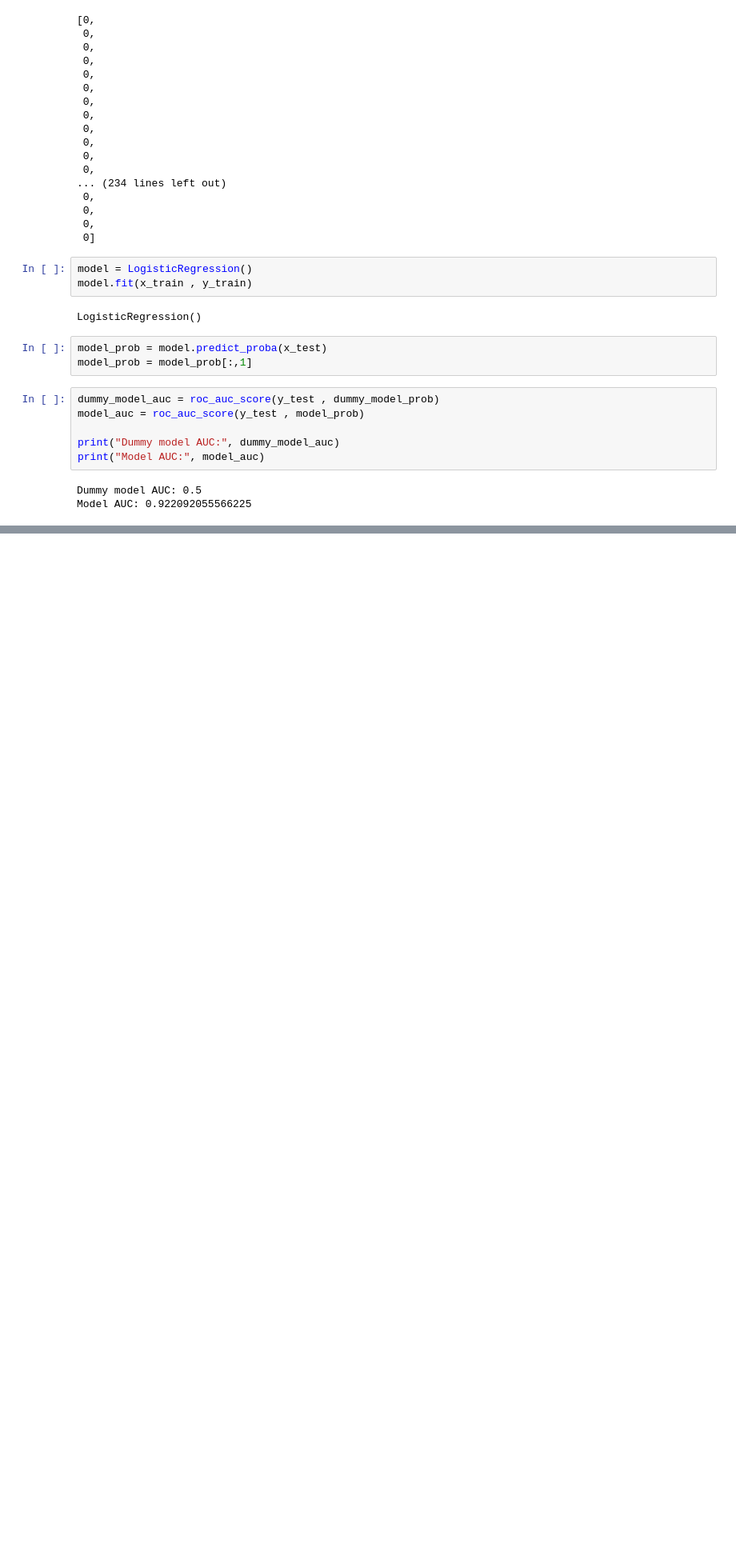
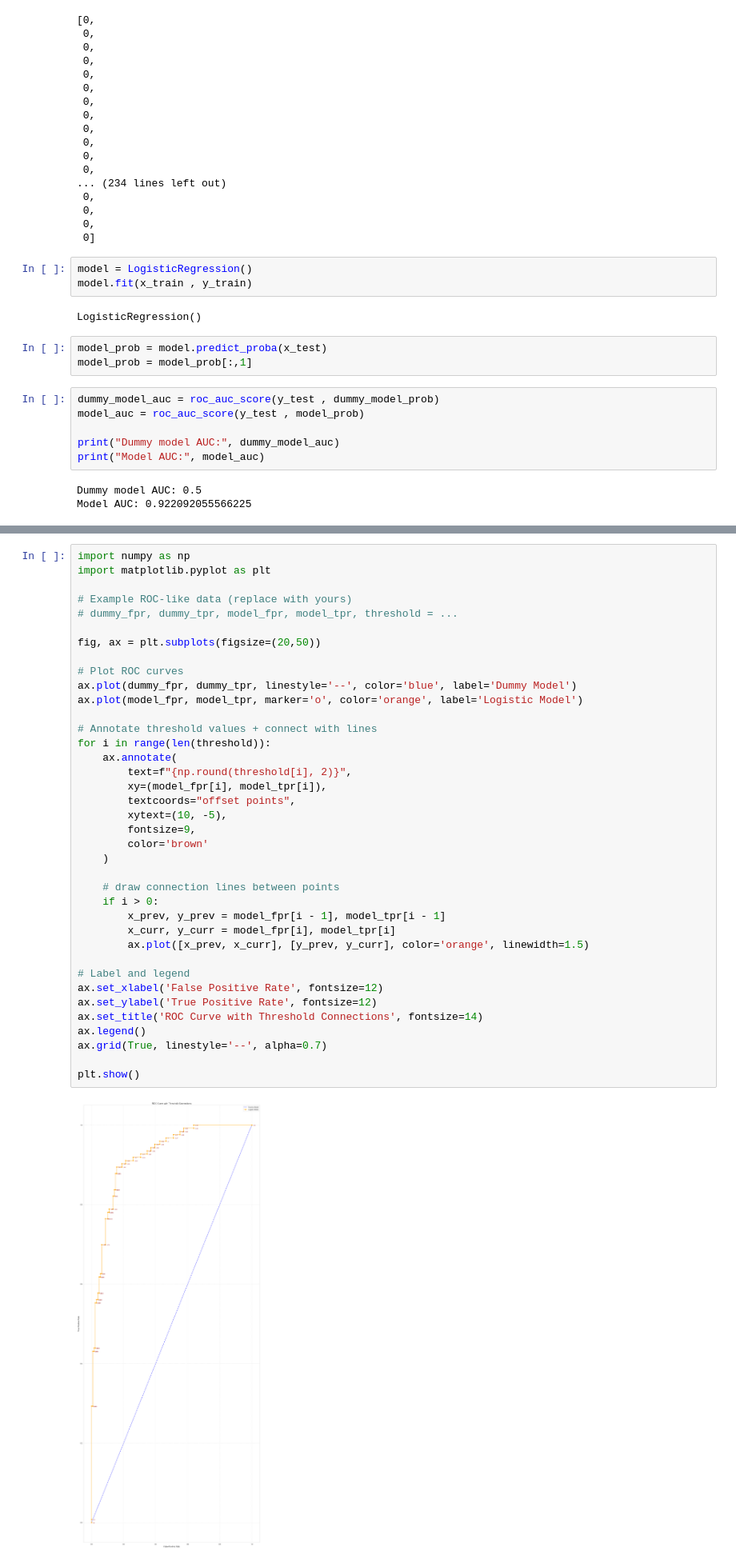
Before and after one commit to suyashmudgal/Machine__Learning, a Jupyter notebook: ML_algo_with_pratice/Logistic_regression.ipynb, the cells around one changed output, grey strips where cells are left out. Shown: that part at 80% size. Drawn from its saved outputs; the diff is of its cells as text; blank space fills up the shorter version.

```diff
--- a/ML_algo_with_pratice/Logistic_regression.ipynb
+++ b/ML_algo_with_pratice/Logistic_regression.ipynb
@@ -375,0 +411,40 @@ Model AUC: 0.922092055566225
+# %%
+import numpy as np
+import matplotlib.pyplot as plt
+
+# Example ROC-like data (replace with yours)
+# dummy_fpr, dummy_tpr, model_fpr, model_tpr, threshold = ...
+
+fig, ax = plt.subplots(figsize=(20,50))
+
+# Plot ROC curves
+ax.plot(dummy_fpr, dummy_tpr, linestyle='--', color='blue', label='Dummy Model')
+ax.plot(model_fpr, model_tpr, marker='o', color='orange', label='Logistic Model')
+
+# Annotate threshold values + connect with lines
+for i in range(len(threshold)):
+    ax.annotate(
+        text=f"{np.round(threshold[i], 2)}",
+        xy=(model_fpr[i], model_tpr[i]),
+        textcoords="offset points",
+        xytext=(10, -5),
+        fontsize=9,
+        color='brown'
+    )
+
+    # draw connection lines between points
+    if i > 0:
+        x_prev, y_prev = model_fpr[i - 1], model_tpr[i - 1]
+        x_curr, y_curr = model_fpr[i], model_tpr[i]
+        ax.plot([x_prev, x_curr], [y_prev, y_curr], color='orange', linewidth=1.5)
+
+# Label and legend
+ax.set_xlabel('False Positive Rate', fontsize=12)
+ax.set_ylabel('True Positive Rate', fontsize=12)
+ax.set_title('ROC Curve with Threshold Connections', fontsize=14)
+ax.legend()
+ax.grid(True, linestyle='--', alpha=0.7)
+
+plt.show()
+# %% [output]
+[figure, added]
```
Also changed, not shown: parts of 4 cells of this notebook.
